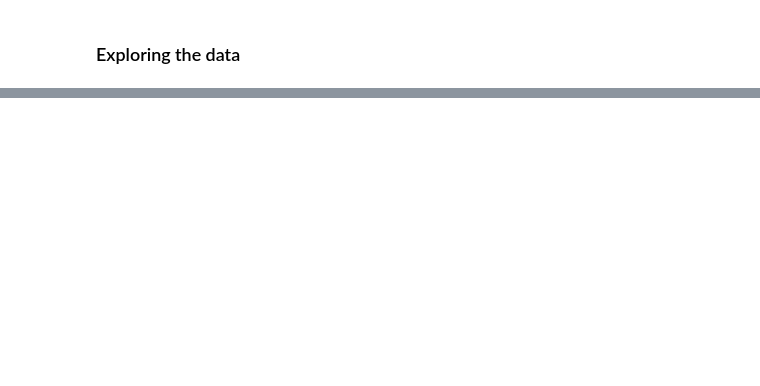
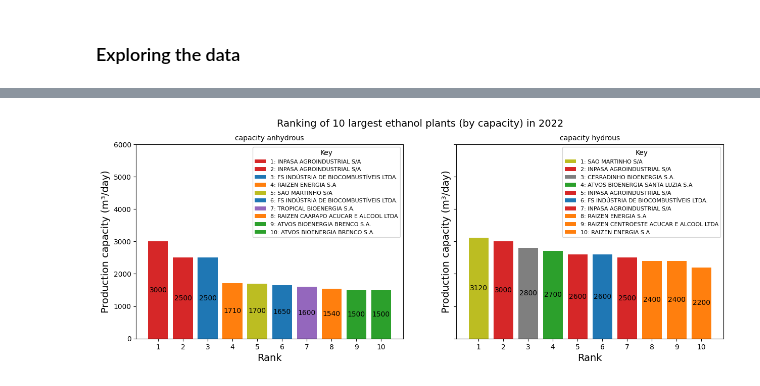
Before and after one commit to paulanaomi/ethanol_data_Brazil_ANP, a Jupyter notebook: ethanol_data_download_and_cleanup.ipynb, the cells around one changed output, grey strips where cells are left out. Cells and saved outputs as stored; diff of their text form; code cells hidden in the pictures; blank space fills up the shorter version.

```diff
--- a/ethanol_data_download_and_cleanup.ipynb
+++ b/ethanol_data_download_and_cleanup.ipynb
@@ -129,0 +183,17 @@ plt.show()
+# %%
+# Define year and top Nvals number of plants to rank
+year = 2022
+Nvals = 10
+
+# Filters data for specified year
+df_year = get_subset_for_last_records_of_the_year(df,year)
+
+# Plots 2 bar charts side by side for hydrous and anhydrous ethanol
+fig, (ax1,ax2) = plt.subplots(nrows=1, ncols=2, sharey=True, figsize=(15,5))
+fig.suptitle(f"Ranking of {Nvals} largest ethanol plants (by capacity) in {year}", fontsize=14)
+subplot_bar_chart_capacities(ax1,'capacity_anhydrous',df_year,Nvals)
+subplot_bar_chart_capacities(ax2,'capacity_hydrous',df_year,Nvals)
+plt.ylim(0, 6000)
+plt.show()
+# %% [output]
+[figure, added]
```
Also changed, not shown: parts of 12 cells of this notebook.
